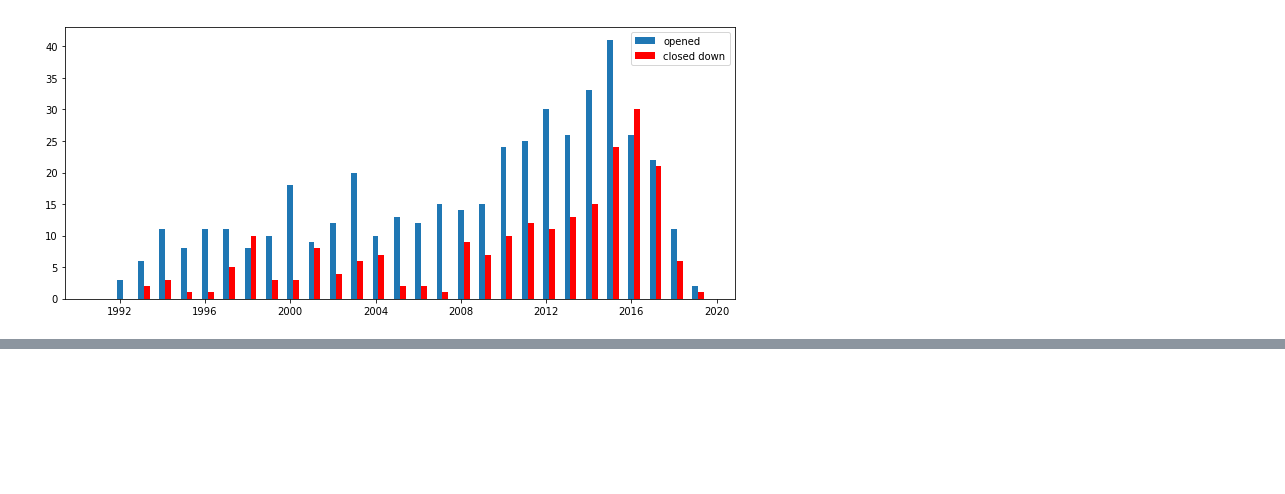
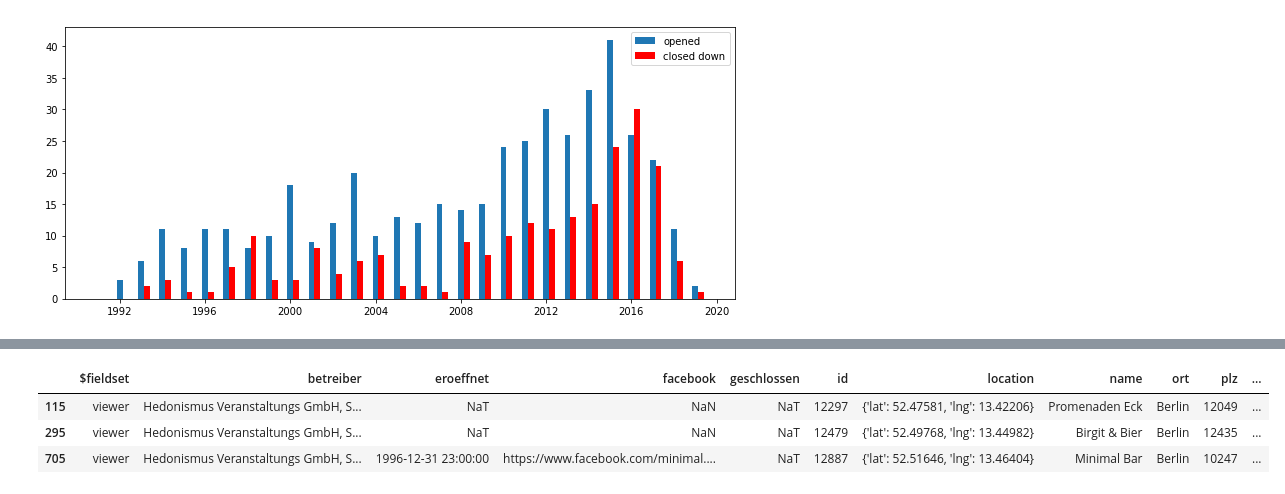
Before and after one commit to rissom/club-statistics, a Jupyter notebook: Clubstatistik.ipynb, the cells around one changed output, grey strips where cells are left out. Cells and saved outputs as stored; diff of their text form; code cells hidden in the pictures; blank space fills up the shorter version.

```diff
--- a/Clubstatistik.ipynb
+++ b/Clubstatistik.ipynb
@@ -8,7 +8,7 @@ import numpy as np
 # %% [markdown]
 **Load file from disk **
 # %%
-with open('/Users/thorse/Desktop/clubdata.json') as f:
+with open('clubdata.json') as f:
     data = json.load(f)
 # %% [markdown]
 **Import into Pandas**
@@ -143,0 +190,7 @@ ax.legend();
+# %%
+df[df["betreiber"]=="Hedonismus Veranstaltungs GmbH, Schleusenufer 3, 10997 Berlin"]
+# %% [output]
+|  | $fieldset | betreiber | eroeffnet | facebook | geschlossen | id | location | name | ort | plz | ... |
+| 115 | viewer | Hedonismus Veranstaltungs GmbH, S... | NaT | NaN | NaT | 12297 | {'lat': 52.47581, 'lng': 13.42206} | Promenaden Eck | Berlin | 12049 | ... |
+| 295 | viewer | Hedonismus Veranstaltungs GmbH, S... | NaT | NaN | NaT | 12479 | {'lat': 52.49768, 'lng': 13.44982} | Birgit & Bier | Berlin | 12435 | ... |
+| 705 | viewer | Hedonismus Veranstaltungs GmbH, S... | 1996-12-31 23:00:00 | https://www.facebook.com/minimal.... | NaT | 12887 | {'lat': 52.51646, 'lng': 13.46404} | Minimal Bar | Berlin | 10247 | ... |
```
Also changed, not shown: parts of 10 cells of this notebook.
